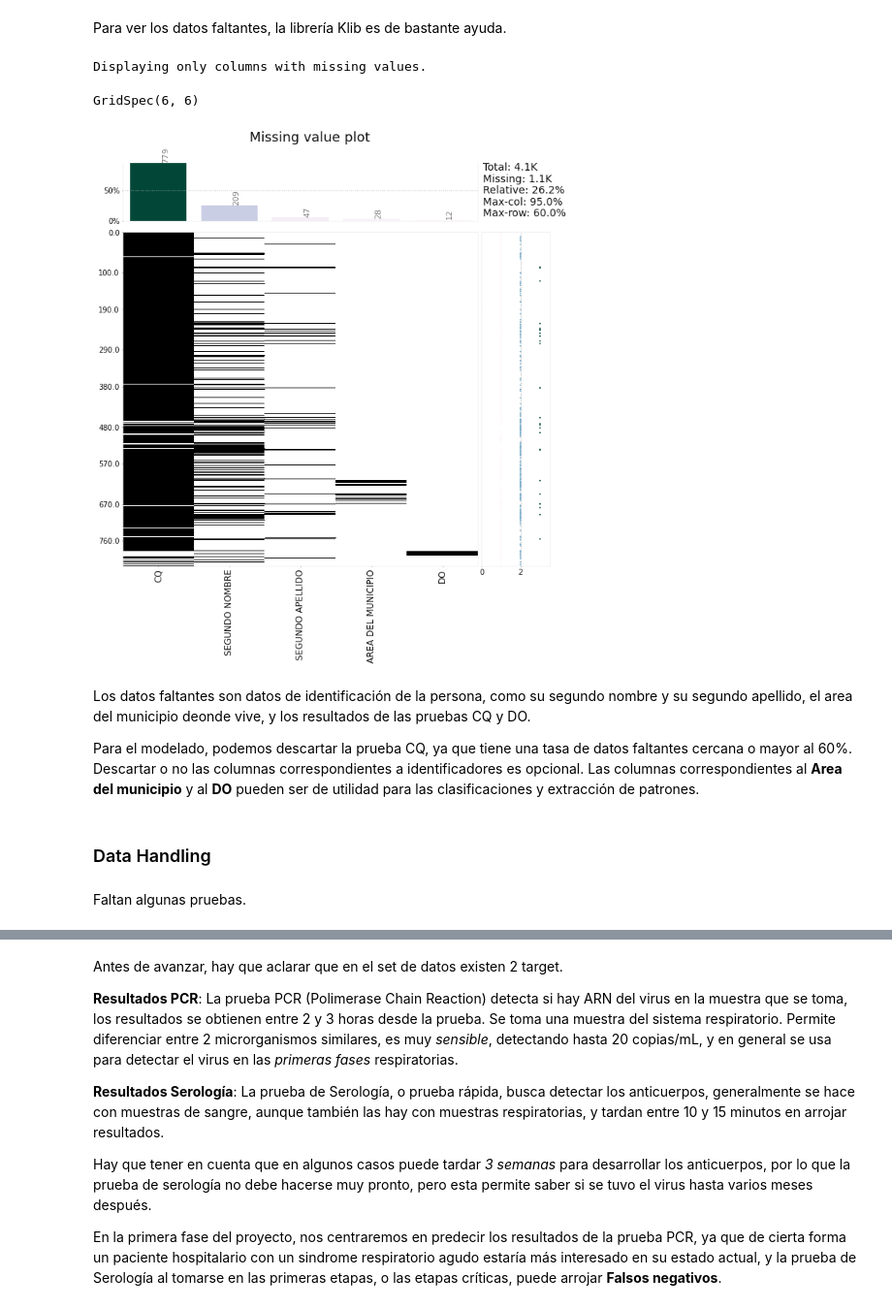
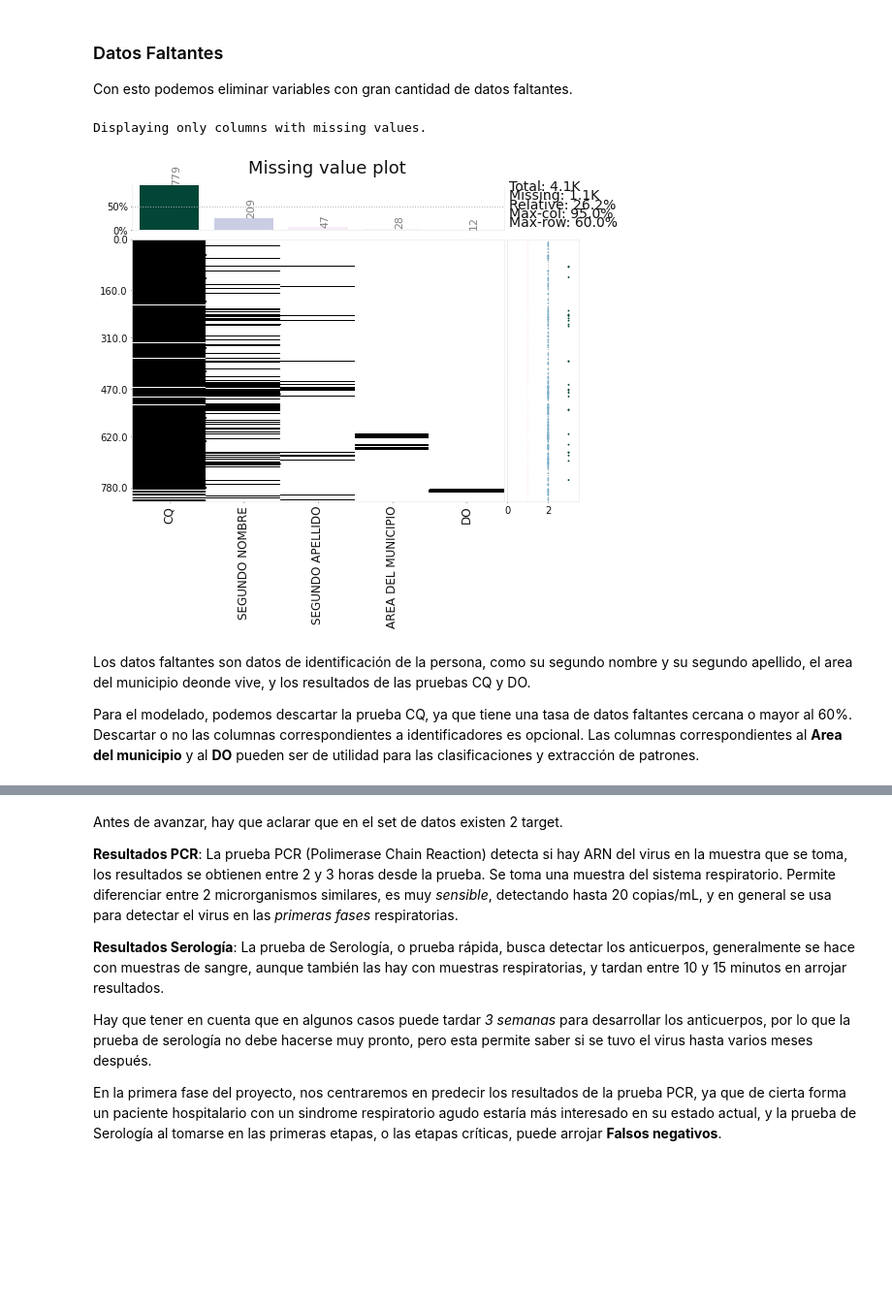
Before and after one commit to jlmarrugom/covid, a Jupyter notebook: COVID_UC.ipynb, the cells around one changed output, grey strips where cells are left out. Shown at 97% size. Saved outputs shown, nothing was run; the diff lists cells and outputs as text; code cells hidden in the pictures; blank space fills up the shorter version.

```diff
--- a/COVID_UC.ipynb
+++ b/COVID_UC.ipynb
@@ -49,3 +58,31 @@ asin_df.head(3)
+# %%
+#@title Geographical Data import
+
+from geopy.exc import GeocoderTimedOut
+from geopy.geocoders import Nominatim
+
+# function to find the coordinate
+# of a given city
+def findGeocode(city):
+
+	# try and catch is used to overcome
+	# the exception thrown by geolocator
+	# using geocodertimedout
+	try:
+
+		# Specify the user_agent as your
+		# app name it should not be none
+		geolocator = Nominatim(user_agent="your_app_name")
+
+		return geolocator.geocode(str(city)+', Cordoba, Colombia')
+
+	except GeocoderTimedOut:
+
+		return findGeocode(city)
 # %%
+#@title Importamos los datos y creamos un solo dataset
+asin_df = pd.read_excel('/content/drive/MyDrive/Covid UC/CAP_GATEWAY 27 01 2021 NEW.xlsx',sheet_name='BD ASINTOMÁTICOS')
 sin_df = pd.read_excel('/content/drive/MyDrive/Covid UC/CAP SINTOMATICOS 27 01 2021 GATEWAY.xlsx', sheet_name='BD sintomaticos')
-sin_df.head(3)
+asin_df['SINTOMAS'] = 0
+sin_df['SINTOMAS'] = 1
+pat_df = pd.concat([asin_df,sin_df],join='inner')
@@ -141,14 +242,23 @@ pat_df.describe()
-# %% [markdown]
-Para ver los datos faltantes, la librería Klib es de bastante ayuda.
-# %%
-klib.missingval_plot(pat_df, figsize=(10,10), sort=True)
-# %% [output]
-Displaying only columns with missing values.
-GridSpec(6, 6)
-[figure, removed]
+# %% [markdown]
+### Datos Faltantes
+
+Con esto podemos eliminar variables con gran cantidad de datos faltantes.
+# %%
+#@title Handling Missing Data
+klib.missingval_plot(pat_df, figsize=(8,6), sort=True)
+pat_df['AREA DEL MUNICIPIO'] = pat_df['AREA DEL MUNICIPIO'].fillna(2) # En general los datos que faltaron correspondieron a zonas rurales
+pat_df = pat_df.drop(['SEGUNDO NOMBRE', 'SEGUNDO APELLIDO','CQ'],axis=1)
+#seleccionar pruebas faltantes:
+no_data = pat_df.loc[(pat_df['RESULTADO PCR']=='NO LLEGO MUESTRA') |
+                     (pat_df['RESULTADO PCR']=='NO LLEGO MUESTRA ') |
+                     (pat_df['RESULTADO SEROLOGIA'] == 'NO LLEGO MUESTRA')|
+                     (pat_df['RESULTADO SEROLOGIA'] == 'Pendiente')]
+#Las eliminamos del set principal
+pat_df = pat_df.drop(index=no_data.index)
+# %% [output]
+Displaying only columns with missing values.
+[figure, added]
 # %% [markdown]
 Los datos faltantes son datos de identificación de la persona, como su segundo nombre y su segundo apellido, el area del municipio deonde vive, y los resultados de las pruebas CQ y DO.
 
 Para el modelado, podemos descartar la prueba CQ, ya que tiene una tasa de datos faltantes cercana o mayor al 60%. Descartar o no las columnas correspondientes a identificadores es opcional. Las columnas correspondientes al **Area del municipio** y al **DO** pueden ser de utilidad para las clasificaciones y extracción de patrones.
-# %% [markdown]
-### Data Handling
@@ -159,2 +264,0 @@ pat_df = pat_df.drop(['SEGUNDO NOMBRE', 'SEGUNDO APELLIDO','CQ'],axis=1)
-# %% [markdown]
-Faltan algunas pruebas.
```
Also changed, not shown: parts of 106 cells of this notebook.
